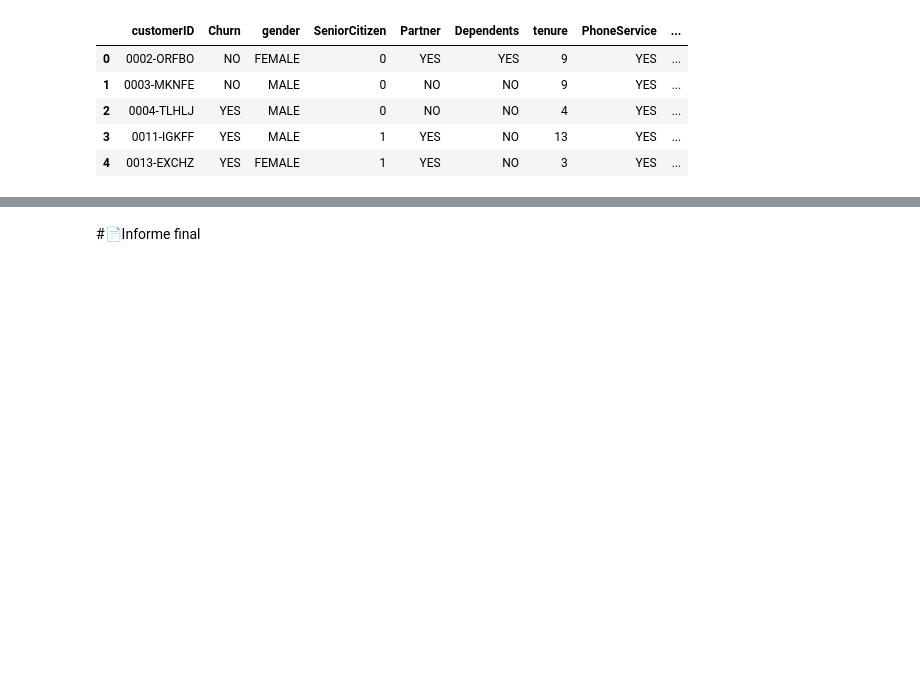
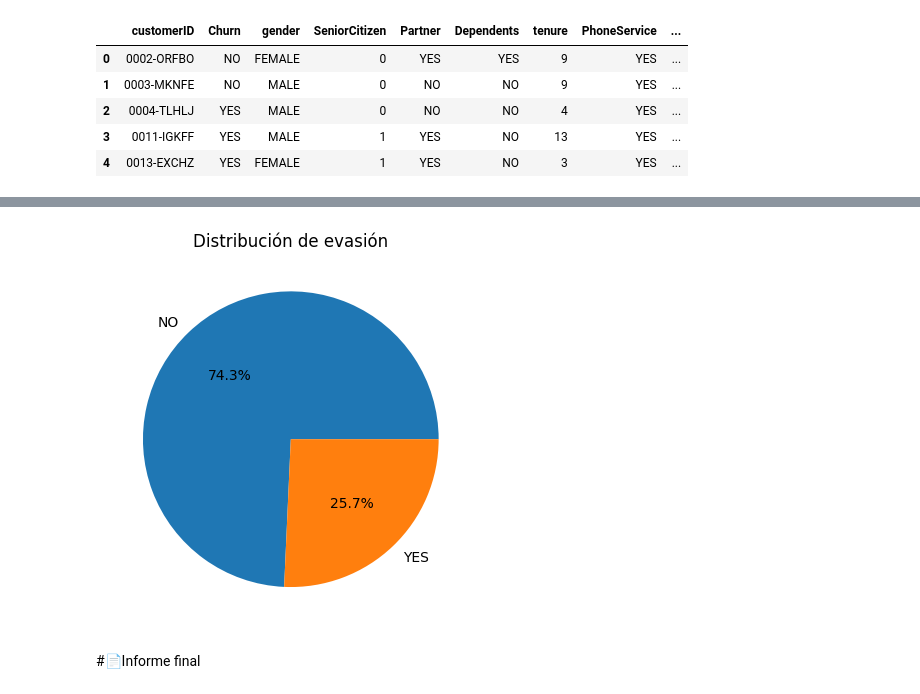
Before and after one commit to Marlucben/Challenge_2_Alura_Telecom_X, a Jupyter notebook: TelecomX_LATAM.ipynb, the cells around one changed output, grey strips where cells are left out. Drawn from its saved outputs; the diff is of its cells as text; code cells hidden in the pictures; blank space fills up the shorter version.

Commit message:
Distribución de evasión terminado

```diff
--- a/TelecomX_LATAM.ipynb
+++ b/TelecomX_LATAM.ipynb
@@ -169,6 +169,9 @@ nulos = df_nuevo['Charges.Total'].isnull().sum()# sumamos y verificamos nulos
 int(nulos)
 # %% [output]
 0
+# %%
+#Creamos columna 'Cuentas_Diarias' que es el valor diario del valor del mes
+df_nuevo['Charges.Days'] = (df_nuevo['Charges.Monthly']/30).round(1)
 # %% [markdown]
 #📊 Carga y análisis
 # %% [markdown]
@@ -217,2 +233,15 @@ df_nuevo.head(5)
+# %%
+import matplotlib.pyplot as plt
+
+labels = list(df_nuevo['Churn'].unique())
+sizes = [int((df_nuevo['Churn'] == 'NO').sum()),int((df_nuevo['Churn'] == 'YES').sum())]
+
+
+fig, ax = plt.subplots()
+ax.pie(sizes, labels=labels, autopct='%1.1f%%')
+ax.set_title('Distribución de evasión')
+plt.show()
+# %% [output]
+[figure, added]
 # %% [markdown]
 #📄Informe final
```
Also changed, not shown: parts of 4 cells of this notebook.
